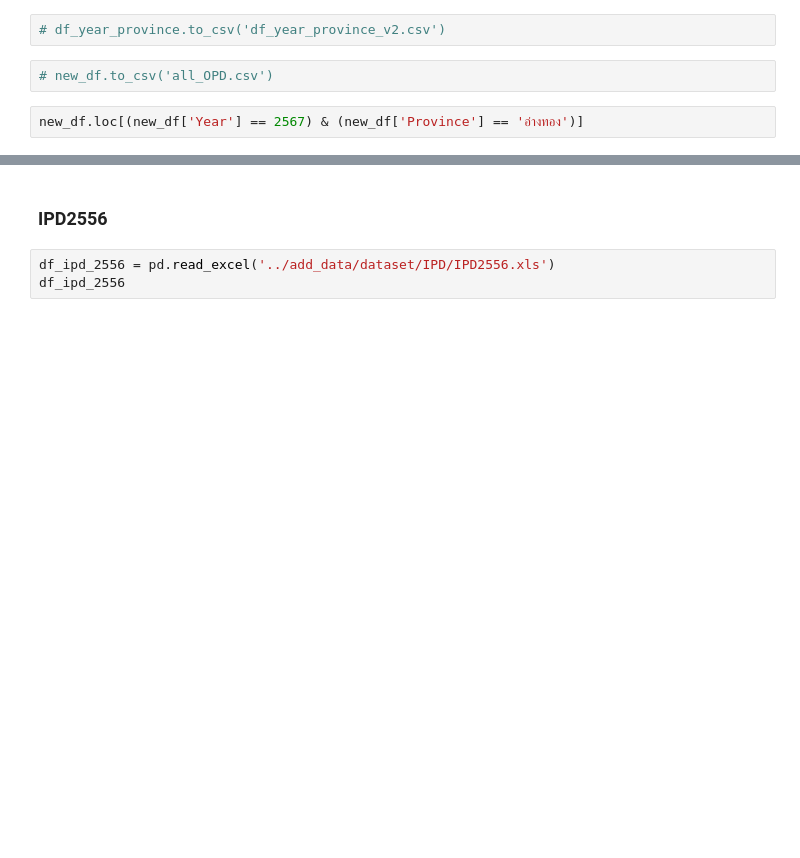
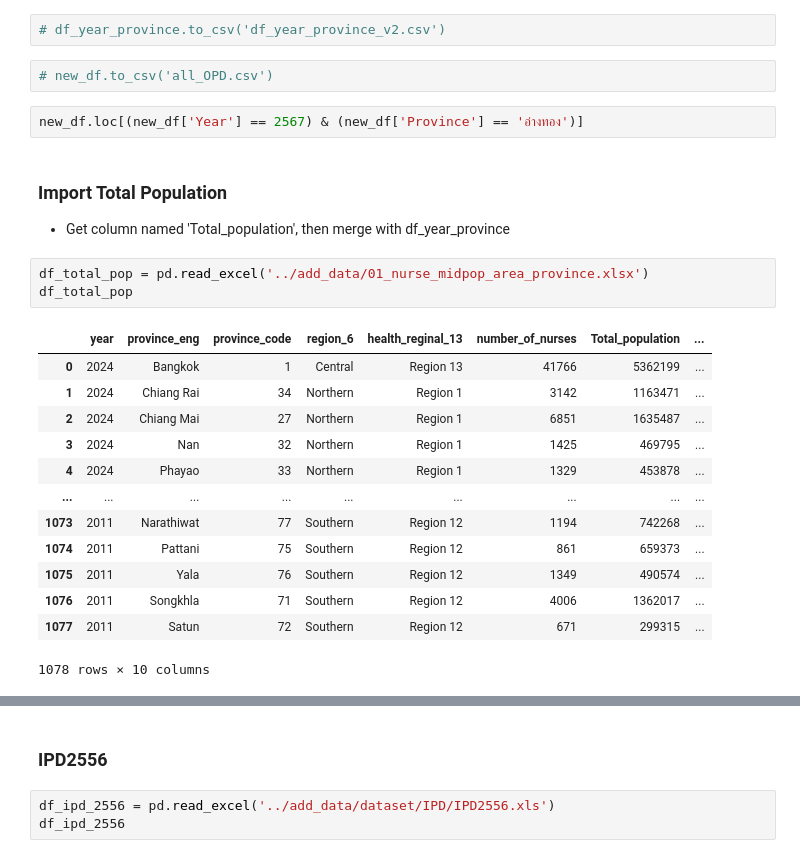
Before and after one commit to Nont18/data-visualization, a Jupyter notebook: add_data/add_OPD_IPD.ipynb, the cells around one changed output, grey strips where cells are left out. Cells and saved outputs as stored; diff of their text form; blank space fills up the shorter version.

```diff
--- a/add_data/add_OPD_IPD.ipynb
+++ b/add_data/add_OPD_IPD.ipynb
@@ -2021,3 +2021,23 @@ df_year_province
 # new_df.to_csv('all_OPD.csv')
 # %%
 new_df.loc[(new_df['Year'] == 2567) & (new_df['Province'] == 'อ่างทอง')]
+# %% [markdown]
+### Import Total Population
+- Get column named 'Total_population', then merge with df_year_province
+# %%
+df_total_pop = pd.read_excel('../add_data/01_nurse_midpop_area_province.xlsx')
+df_total_pop
+# %% [output]
+|  | year | province_eng | province_code | region_6 | health_reginal_13 | number_of_nurses | Total_population | ... |
+| 0 | 2024 | Bangkok | 1 | Central | Region 13 | 41766 | 5362199 | ... |
+| 1 | 2024 | Chiang Rai | 34 | Northern | Region 1 | 3142 | 1163471 | ... |
+| 2 | 2024 | Chiang Mai | 27 | Northern | Region 1 | 6851 | 1635487 | ... |
+| 3 | 2024 | Nan | 32 | Northern | Region 1 | 1425 | 469795 | ... |
+| 4 | 2024 | Phayao | 33 | Northern | Region 1 | 1329 | 453878 | ... |
+| ... | ... | ... | ... | ... | ... | ... | ... | ... |
+| 1073 | 2011 | Narathiwat | 77 | Southern | Region 12 | 1194 | 742268 | ... |
+| 1074 | 2011 | Pattani | 75 | Southern | Region 12 | 861 | 659373 | ... |
+| 1075 | 2011 | Yala | 76 | Southern | Region 12 | 1349 | 490574 | ... |
+| 1076 | 2011 | Songkhla | 71 | Southern | Region 12 | 4006 | 1362017 | ... |
+| 1077 | 2011 | Satun | 72 | Southern | Region 12 | 671 | 299315 | ... |
+1078 rows × 10 columns
```
Also changed, not shown: parts of 52 cells of this notebook, 3 other files.
